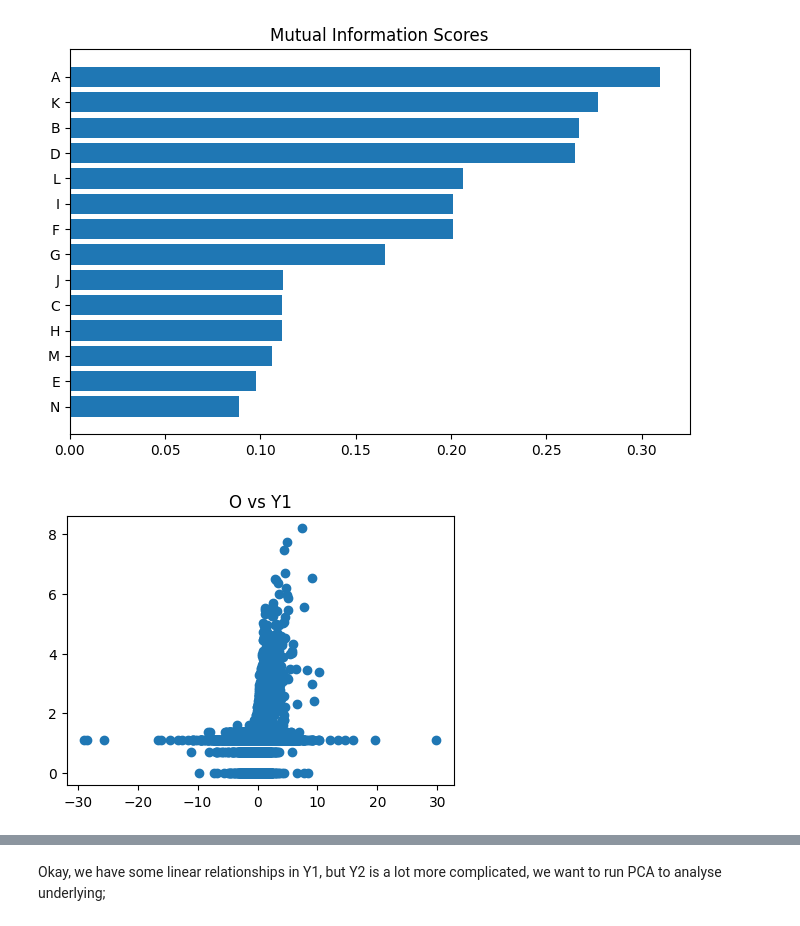
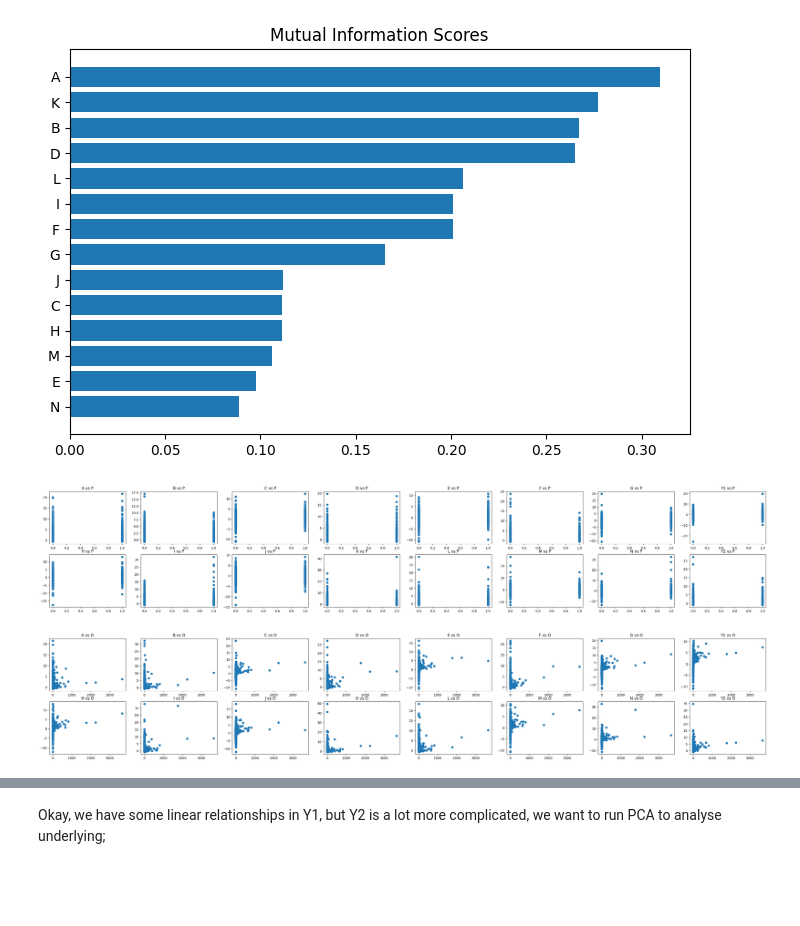
Before and after one commit to amsih/Illiquidiots, a Jupyter notebook: research/research.ipynb, the cells around one changed output, grey strips where cells are left out. Saved outputs shown, nothing was run; the diff lists cells and outputs as text; code cells hidden in the pictures; blank space fills up the shorter version.

```diff
--- a/research/research.ipynb
+++ b/research/research.ipynb
@@ -66,27 +66,24 @@ plot_mi_scores(mi_scores)
 # %% [output]
 [figure]
 # %%
-def plot_rels(features, target, nrows = 2, ncols = 7):
+def plot_rels(features, target, nrows = 2, ncols = 8):
     fig, axs = plt.subplots(nrows = nrows, ncols = ncols, sharex=False, sharey=False, squeeze=False, figsize = [ncols * 5, nrows * 3 + 0.5])
 
     for i in range(nrows):
         for j in range(ncols):
-            axs[i,j].scatter(train_data[target], np.log(train_data[features[i][j]].values))
+            axs[i,j].scatter(train_data[target], (train_data[features[i][j]].values))
             axs[i,j].set_title(f"{features[i][j]} vs {target}")
 
     return fig
 
-features = ["A", "B", "C", "D", "E", "F", "G"], ["H", "I", "J", "K", "L", "M", "N"]
+features = ["A", "B", "C", "D", "E", "F", "G", "Y1"], ["H", "I", "J", "K", "L", "M", "N", "Y2"]
 
-#plot_rels(features, "Y1")
+plot_rels(features, "P")
 
-#plot_rels(features, "Y2")
+plot_rels(features, "O")
 
-train_data["P"] = train_data["P"].fillna(0)
-train_data["O"] = train_data["O"].fillna(train_data["O"].median())
-
-plot_rels([["O"]], "Y1", nrows = 1, ncols = 1)
 
 plt.show()
 # %% [output]
-[figure, old version]
+[figure, new version]
+[figure, added]
```
Also changed, not shown: parts of 2 cells of this notebook, 3 other files.
